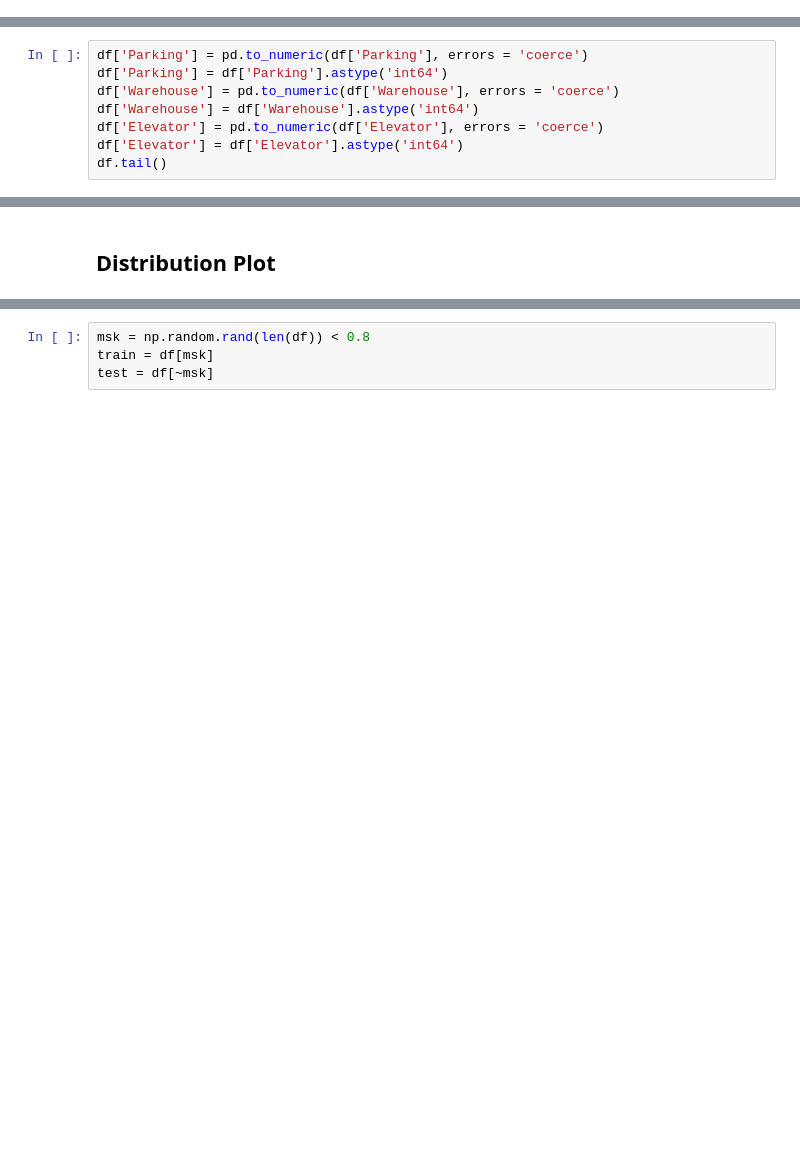
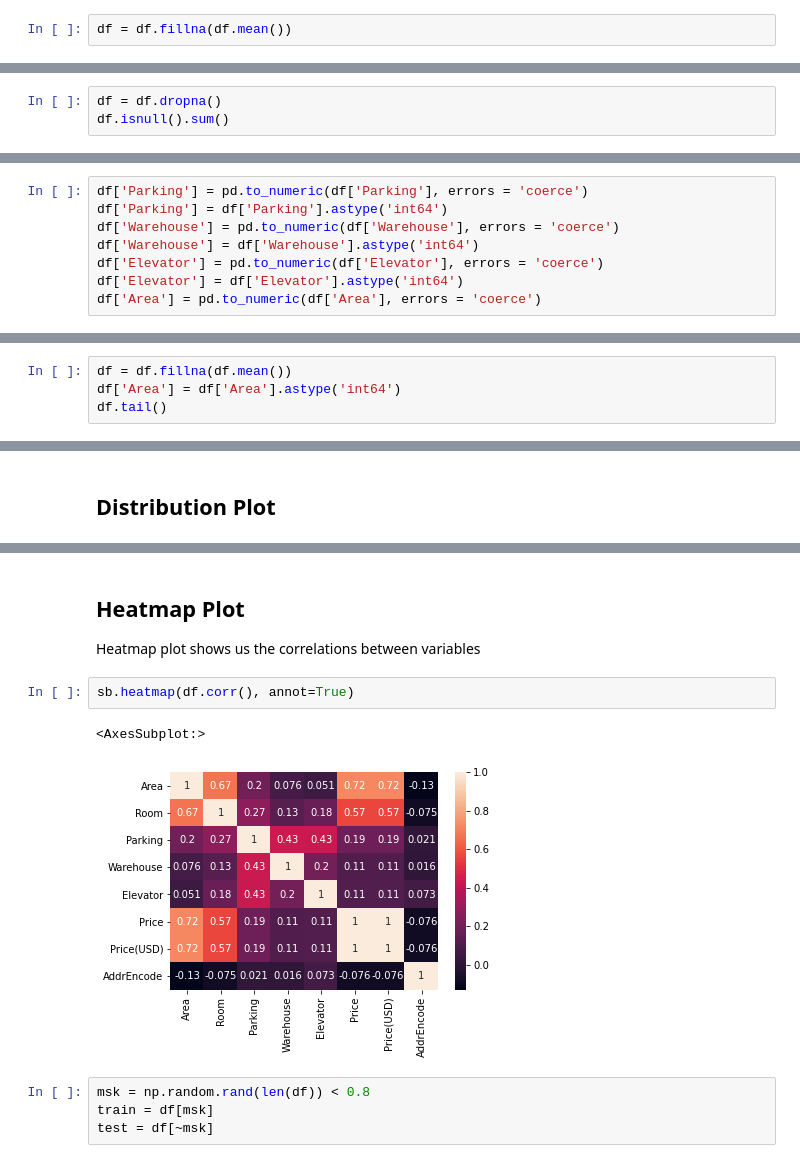
Before and after one commit to hanabizhani/MachineLearning_Tiny_Projects, a Jupyter notebook: housePrice/housePrice.ipynb, the cells around one changed output, grey strips where cells are left out. Drawn from its saved outputs; the diff is of its cells as text; blank space fills up the shorter version.

```diff
--- a/housePrice/housePrice.ipynb
+++ b/housePrice/housePrice.ipynb
@@ -42,0 +53,2 @@ df.head()
+# %%
+df = df.fillna(df.mean())
@@ -42,0 +57,3 @@ df.head()
+# %%
+df = df.dropna()
+df.isnull().sum()
@@ -51,4 +101,4 @@ df['Warehouse'] = pd.to_numeric(df['Warehouse'], errors = 'coerce')
 df['Warehouse'] = df['Warehouse'].astype('int64')
 df['Elevator'] = pd.to_numeric(df['Elevator'], errors = 'coerce')
 df['Elevator'] = df['Elevator'].astype('int64')
-df.tail()
+df['Area'] = pd.to_numeric(df['Area'], errors = 'coerce')
@@ -61,0 +107,4 @@ df.tail()
+# %%
+df = df.fillna(df.mean())
+df['Area'] = df['Area'].astype('int64')
+df.tail()
@@ -119,6 +172,14 @@ plt.yticks(fontsize = 12)
 plt.show()
 # %% [output]
 [figure]
+# %% [markdown]
+## Heatmap Plot
+Heatmap plot shows us the correlations between variables
+# %%
+sb.heatmap(df.corr(), annot=True)
+# %% [output]
+<AxesSubplot:>
+[figure, added]
 # %%
 msk = np.random.rand(len(df)) < 0.8
 train = df[msk]
```
Also changed, not shown: parts of 30 cells of this notebook.
